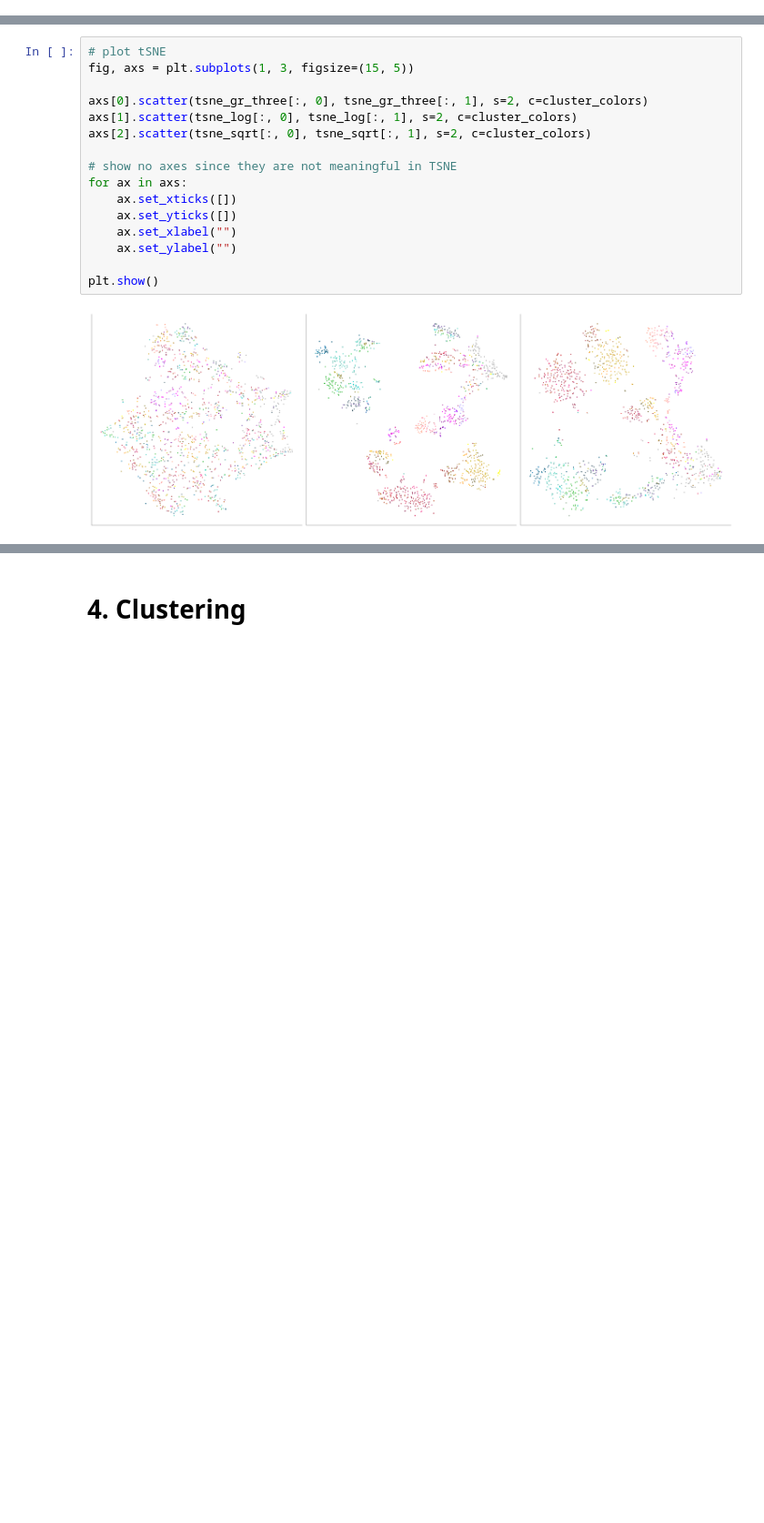
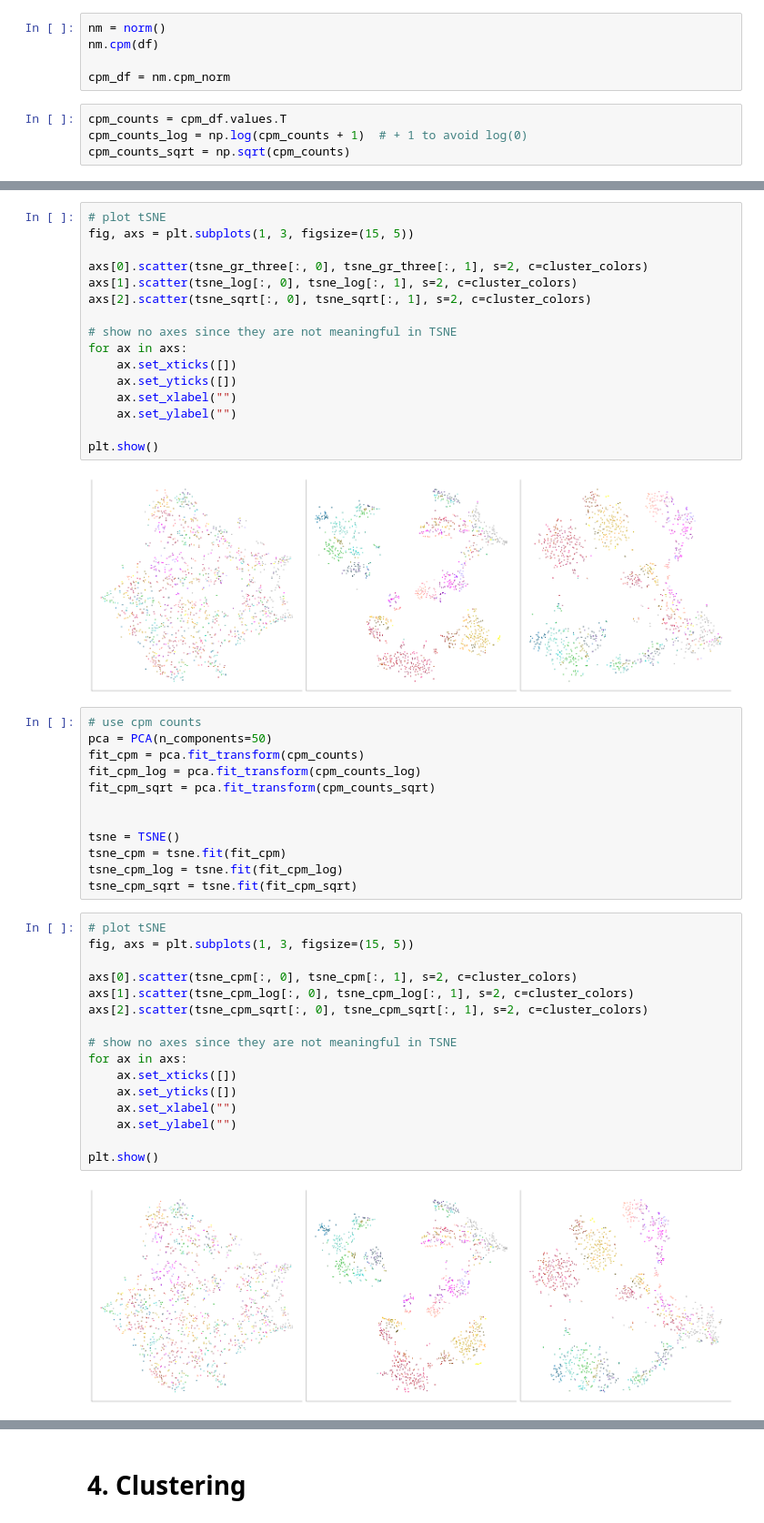
Before and after one commit to H-Kugler/neural-data-science, a Jupyter notebook: final_project/practical03_harri.ipynb, the cells around one changed output, grey strips where cells are left out. Shown at 91% size. Cells and saved outputs as stored; diff of their text form; blank space fills up the shorter version.

```diff
--- a/final_project/practical03_harri.ipynb
+++ b/final_project/practical03_harri.ipynb
@@ -376,3 +385,12 @@ counts_sqrt = np.sqrt(counts_gr_three)
+# %%
+nm = norm()
+nm.cpm(df)
+
+cpm_df = nm.cpm_norm
+# %%
+cpm_counts = cpm_df.values.T
+cpm_counts_log = np.log(cpm_counts + 1)  # + 1 to avoid log(0)
+cpm_counts_sqrt = np.sqrt(cpm_counts)
 # %% [markdown]
 # 3. Two-dimensional Visualization
 # %%
@@ -424,3 +442,33 @@ for ax in axs:
 plt.show()
 # %% [output]
 [figure]
+# %%
+# use cpm counts
+pca = PCA(n_components=50)
+fit_cpm = pca.fit_transform(cpm_counts)
+fit_cpm_log = pca.fit_transform(cpm_counts_log)
+fit_cpm_sqrt = pca.fit_transform(cpm_counts_sqrt)
+
+
+tsne = TSNE()
+tsne_cpm = tsne.fit(fit_cpm)
+tsne_cpm_log = tsne.fit(fit_cpm_log)
+tsne_cpm_sqrt = tsne.fit(fit_cpm_sqrt)
+# %%
+# plot tSNE
+fig, axs = plt.subplots(1, 3, figsize=(15, 5))
+
+axs[0].scatter(tsne_cpm[:, 0], tsne_cpm[:, 1], s=2, c=cluster_colors)
+axs[1].scatter(tsne_cpm_log[:, 0], tsne_cpm_log[:, 1], s=2, c=cluster_colors)
+axs[2].scatter(tsne_cpm_sqrt[:, 0], tsne_cpm_sqrt[:, 1], s=2, c=cluster_colors)
+
+# show no axes since they are not meaningful in TSNE
+for ax in axs:
+    ax.set_xticks([])
+    ax.set_yticks([])
+    ax.set_xlabel("")
+    ax.set_ylabel("")
+
+plt.show()
+# %% [output]
+[figure, added]
```
Also changed, not shown: parts of 13 cells of this notebook.
